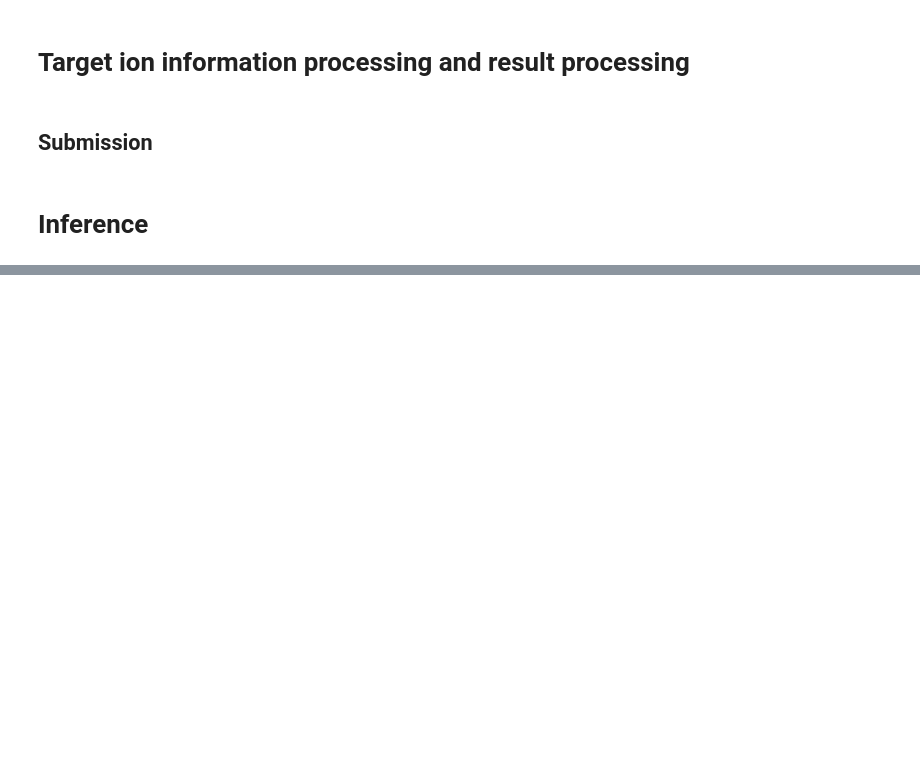
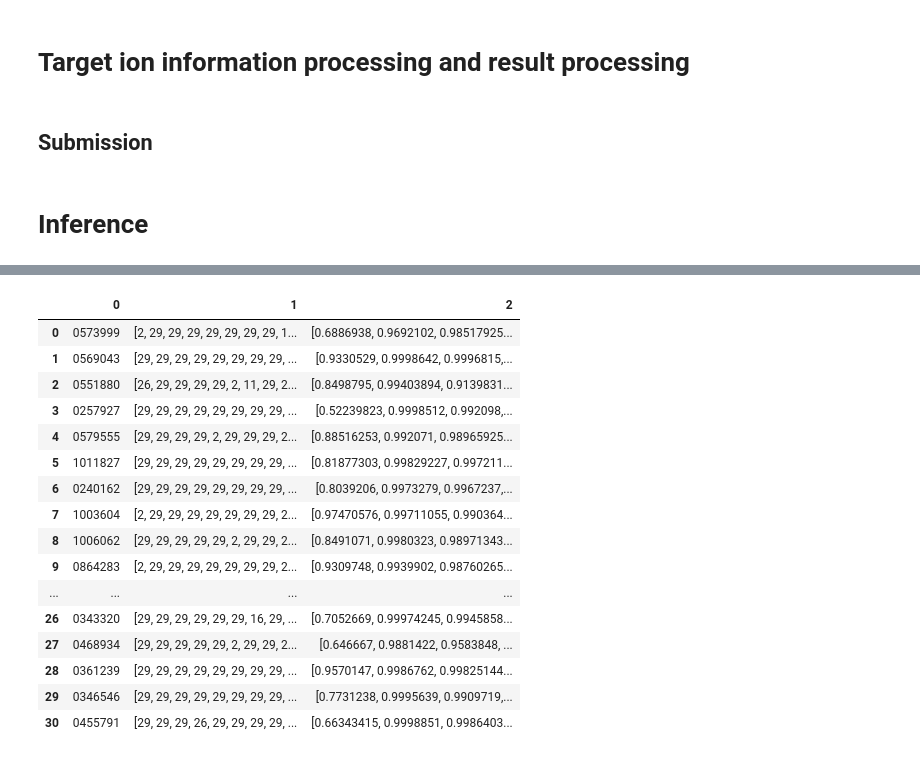
Before and after one commit to SuhanC/IonBind, a Jupyter notebook: KerasCnnAttentionNLP.ipynb, the cells around one changed output, grey strips where cells are left out. Drawn from its saved outputs; the diff is of its cells as text; code cells hidden in the pictures; blank space fills up the shorter version.

Commit message:
Inference code finished.

```diff
--- a/KerasCnnAttentionNLP.ipynb
+++ b/KerasCnnAttentionNLP.ipynb
@@ -386,13 +428,12 @@ import csv
 inference_result=[]
 with open('/Users/suhancho/data/Uniprot_metalbinding_challenge/test_sequence_df.tsv','r') as testfile:
     for j,t in tqdm(enumerate(testfile)):
-        print(j)
         if not t.count('Protein'):
             test_input_lst=[]
-            test_input={} # Generate Dictionary for prediciton
             testseq_tmp = t.split('\t')[1].strip()
-            for i in range(len(testseq_tmp)):
-                testprot_tmp = 'HASH_'+str(t.split('\t')[2].strip())+'_'+str(i)
+            for i in list(range(len(testseq_tmp))):
+                test_input={} # Generate Dictionary for prediciton
+                testprot_tmp = 'HASH_'+str(t.split('\t')[2].strip())+'.'+str(i)
                 if i-4<0:
                     windowed_tmp = 'X'*(4-i)+testseq_tmp[0:i+5]
                 elif i+5>len(testprot_tmp):
@@ -402,34 +443,17 @@ with open('/Users/suhancho/data/Uniprot_metalbinding_challenge/test_sequence_df.
 
                 test_input['qid'] = testprot_tmp
                 test_input['question_text'] = windowed_tmp
-                test_input_transformed = transform(test_input,vocabulary)
-                test_input_lst.append(test_input_transformed)
+                test_input_lst.append(test_input)
 
+            test_input_transformed = [transform(sample, vocabulary) for sample in test_input_lst]
 
-
-            print('Preproc Done')
-            test_batch_provider = BatchProvider(test_input_lst,
-                                                batch_size=len(test_input_lst),
-                                                shuffle=False,
-                                                run_forever=False)
+            sample_ids = (sample['qid'] for sample in test_input_lst)
+            test_batch_provider = TestBatchProvider(test_input_lst, batch_size=len(test_input_lst), shuffle=False, run_forever=False)
             enqueuer = GeneratorEnqueuer(test_batch_provider.generate_batches())
             enqueuer.start()
             test_batches = enqueuer.get()
-
-        # with open('submission.csv', 'w') as submission_file:
-        #     submission_writer = csv.writer(submission_file)
-        #     submission_writer.writerow(['qid', 'prediction'])
-        #     for batch, _ in test_batches:
-        #         predictions = model.predict_on_batch(batch)
-
-
-        #     test_batch_provider = BatchProvider(test_input_lst,
-        #                                         batch_size = len(test_input_lst),
-        #                                         shuffle = False,run_forever = False)
-        #     print('Batch Done, Inferencing...')
-        #     test_predictions = model.predict_generator(test_batch_provider.generate_batches(),
-        #                                                 steps=len(test_batch_provider))
-        #     test_prediction_argmax = [np.argmax(p) for p in val_predictions]
-        #     test_prediction_proba = [prob[idx] for prob,idx in zip(test_predictions,test_prediction_argmax)]
-
-        #     inference_result.append([testprot_tmp,test_prediction_argmax,test_prediction_proba])
+            for batch in test_batches:
+                test_predictions = model.predict_on_batch(batch)
+                test_prediction_argmax = [np.argmax(p) for p in test_predictions]
+                test_prediction_proba = [prob[idx] for prob,idx in zip(test_predictions,test_prediction_argmax)]
+                inference_result.append([testprot_tmp.split('.')[0].lstrip('HASH_'),test_prediction_argmax,test_prediction_proba])
@@ -486,0 +462,20 @@ with open('submission.csv', 'w') as submission_file:
+# %%
+pd.DataFrame(inference_result)
+# %% [output]
+|  | 0 | 1 | 2 |
+| 0 | 0573999 | [2, 29, 29, 29, 29, 29, 29, 29, 1... | [0.6886938, 0.9692102, 0.98517925... |
+| 1 | 0569043 | [29, 29, 29, 29, 29, 29, 29, 29, ... | [0.9330529, 0.9998642, 0.9996815,... |
+| 2 | 0551880 | [26, 29, 29, 29, 29, 2, 11, 29, 2... | [0.8498795, 0.99403894, 0.9139831... |
+| 3 | 0257927 | [29, 29, 29, 29, 29, 29, 29, 29, ... | [0.52239823, 0.9998512, 0.992098,... |
+| 4 | 0579555 | [29, 29, 29, 29, 2, 29, 29, 29, 2... | [0.88516253, 0.992071, 0.98965925... |
+| 5 | 1011827 | [29, 29, 29, 29, 29, 29, 29, 29, ... | [0.81877303, 0.99829227, 0.997211... |
+| 6 | 0240162 | [29, 29, 29, 29, 29, 29, 29, 29, ... | [0.8039206, 0.9973279, 0.9967237,... |
+| 7 | 1003604 | [2, 29, 29, 29, 29, 29, 29, 29, 2... | [0.97470576, 0.99711055, 0.990364... |
+| 8 | 1006062 | [29, 29, 29, 29, 29, 2, 29, 29, 2... | [0.8491071, 0.9980323, 0.98971343... |
+| 9 | 0864283 | [2, 29, 29, 29, 29, 29, 29, 29, 2... | [0.9309748, 0.9939902, 0.98760265... |
+| ... | ... | ... | ... |
+| 26 | 0343320 | [29, 29, 29, 29, 29, 29, 16, 29, ... | [0.7052669, 0.99974245, 0.9945858... |
+| 27 | 0468934 | [29, 29, 29, 29, 29, 2, 29, 29, 2... | [0.646667, 0.9881422, 0.9583848, ... |
+| 28 | 0361239 | [29, 29, 29, 29, 29, 29, 29, 29, ... | [0.9570147, 0.9986762, 0.99825144... |
+| 29 | 0346546 | [29, 29, 29, 29, 29, 29, 29, 29, ... | [0.7731238, 0.9995639, 0.9909719,... |
+| 30 | 0455791 | [29, 29, 29, 26, 29, 29, 29, 29, ... | [0.66343415, 0.9998851, 0.9986403... |
```
Also changed, not shown: parts of 8 cells of this notebook, 1 other file.
